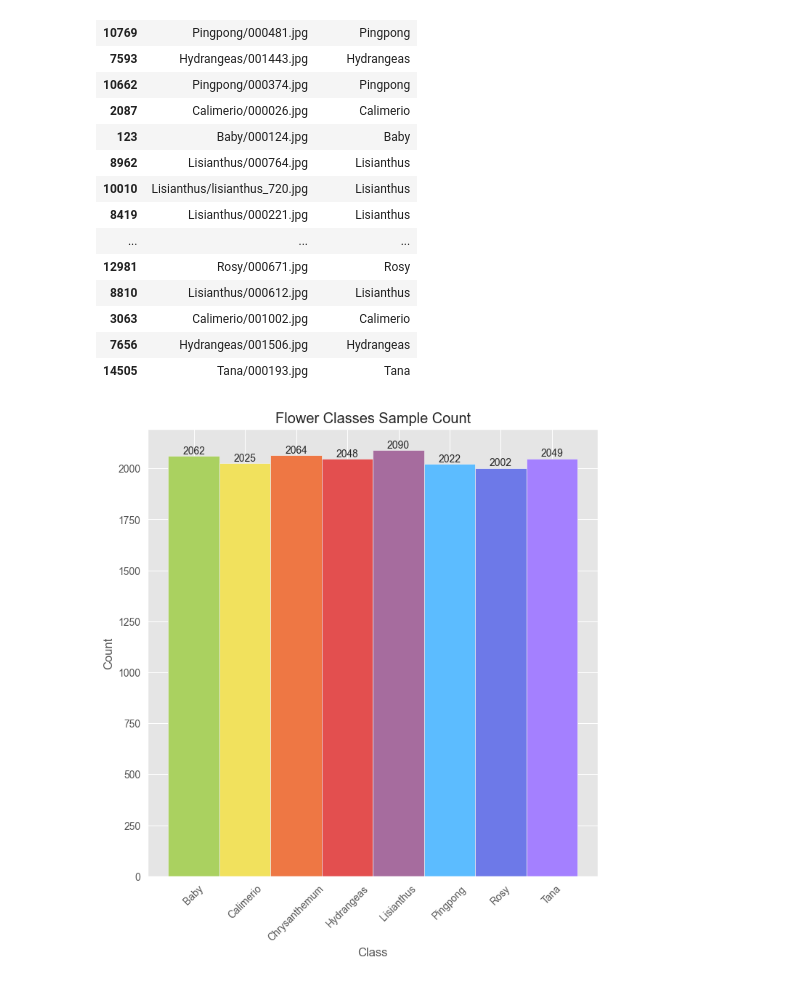
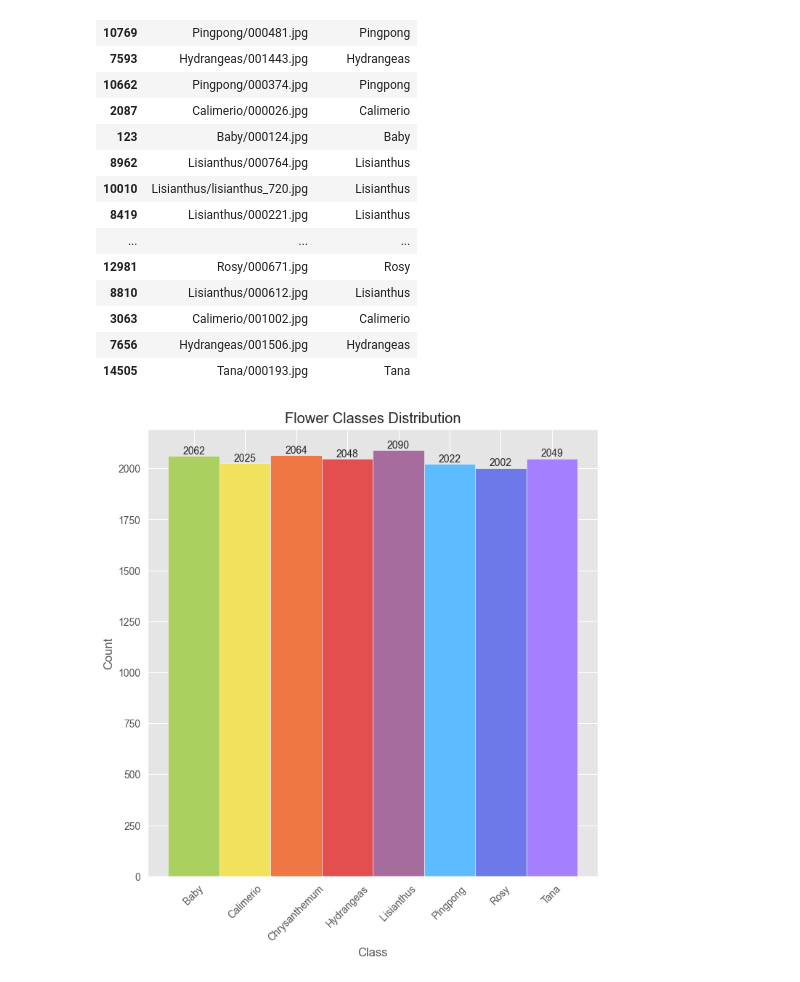
Before and after one commit to miketvo/rmit2023a-cosc2753-assignment2, a Jupyter notebook: notebooks/EDA.ipynb, the cells around one changed output. Saved outputs shown, nothing was run; the diff lists cells and outputs as text; code cells hidden in the pictures.

```diff
--- a/notebooks/EDA.ipynb
+++ b/notebooks/EDA.ipynb
@@ -12,5 +12,5 @@ from utils.glob import COLORS
 
 plt.style.use('ggplot')
 # %%
-df = dataset.load()
+df_raw = dataset.load('../data/raw')
 # %%
@@ -53,24 +53,7 @@ df.sample(n=42, random_state=42)
 | 3063 | Calimerio/001002.jpg | Calimerio |
 | 7656 | Hydrangeas/001506.jpg | Hydrangeas |
 | 14505 | Tana/000193.jpg | Tana |
-# %%
-fig, ax = plt.subplots(1, 1, figsize=(8, 8))
-
-sns.histplot(df, x='Class', ax=ax)
-ax.set_xticks(ax.get_xticks())
-ax.set_xticklabels(ax.get_xticklabels(), rotation=45)
-ax.set_title('Flower Classes Sample Count')
-
-for i, p in enumerate(ax.patches):
-    ax.annotate(
-        str(p.get_height()),
-        (p.get_x() + p.get_width() / 2.,
-         p.get_height()),
-        ha='center', va='center', xytext=(0, 5), textcoords='offset points'
-    )
-    p.set_facecolor(COLORS[i])
-
-plt.show()
-fig.savefig('images/EDA-Class-Dist.png')
-# %% [output]
-[figure, removed]
+# %%
+plot_class_distribution(df_raw, 'Flower Classes Distribution', to_file='images/EDA-Class-Dist.png')
+# %% [output]
+[figure, added]
```
Also changed, not shown: parts of 4 cells of this notebook, 5 other files.
